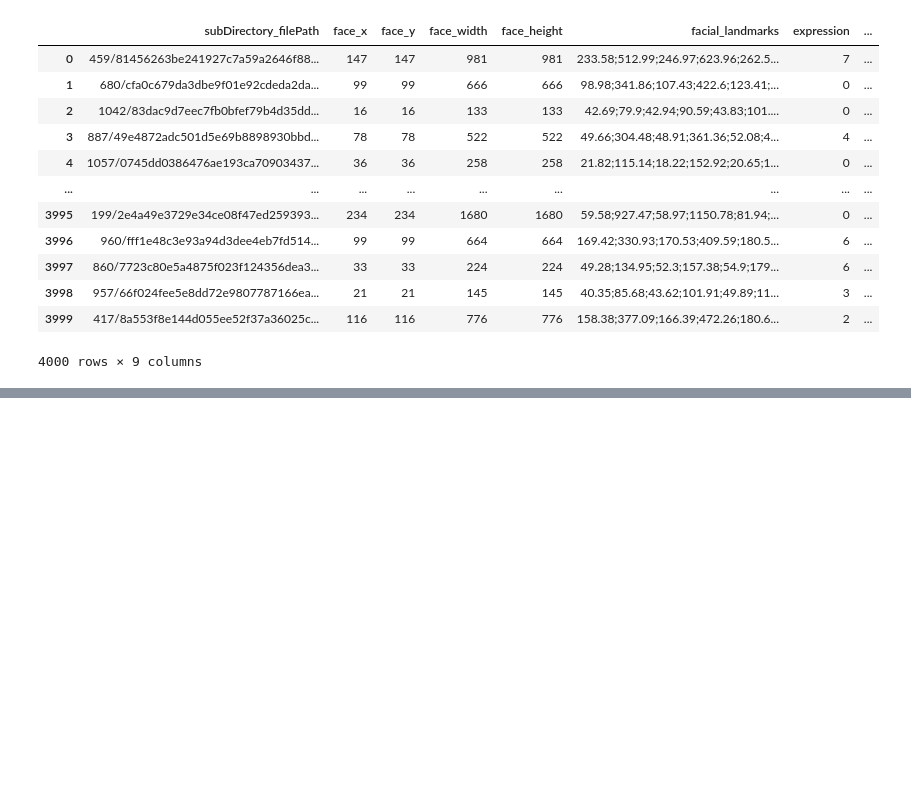
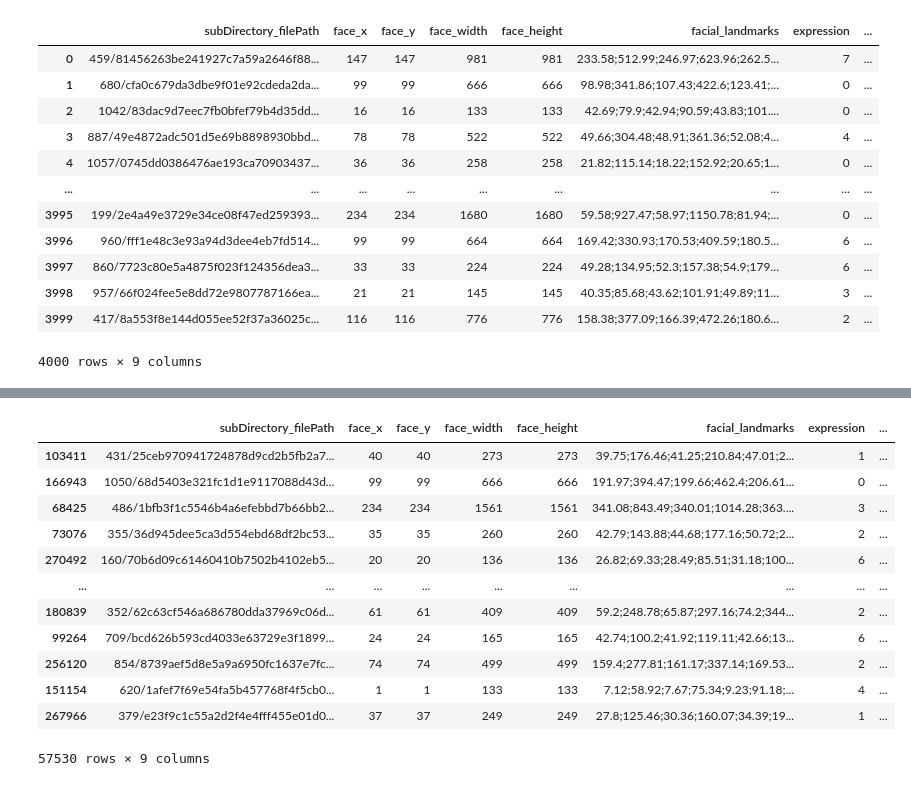
Before and after one commit to nRknpy/AffectNet-experiments, a Jupyter notebook: notebooks/data_plot.ipynb, the cells around one changed output, grey strips where cells are left out. Saved outputs shown, nothing was run; the diff lists cells and outputs as text; code cells hidden in the pictures; blank space fills up the shorter version.

```diff
--- a/notebooks/data_plot.ipynb
+++ b/notebooks/data_plot.ipynb
@@ -80 +82,18 @@ fig.savefig(os.path.join('./results/', 'validation_distribution.png'), bbox_extr
+# %%
+sampled_df = train_dataset.df.sample(frac=0.2)
+sampled_df
+# %% [output]
+|  | subDirectory_filePath | face_x | face_y | face_width | face_height | facial_landmarks | expression | ... |
+| 103411 | 431/25ceb970941724878d9cd2b5fb2a7... | 40 | 40 | 273 | 273 | 39.75;176.46;41.25;210.84;47.01;2... | 1 | ... |
+| 166943 | 1050/68d5403e321fc1d1e9117088d43d... | 99 | 99 | 666 | 666 | 191.97;394.47;199.66;462.4;206.61... | 0 | ... |
+| 68425 | 486/1bfb3f1c5546b4a6efebbd7b66bb2... | 234 | 234 | 1561 | 1561 | 341.08;843.49;340.01;1014.28;363.... | 3 | ... |
+| 73076 | 355/36d945dee5ca3d554ebd68df2bc53... | 35 | 35 | 260 | 260 | 42.79;143.88;44.68;177.16;50.72;2... | 2 | ... |
+| 270492 | 160/70b6d09c61460410b7502b4102eb5... | 20 | 20 | 136 | 136 | 26.82;69.33;28.49;85.51;31.18;100... | 6 | ... |
+| ... | ... | ... | ... | ... | ... | ... | ... | ... |
+| 180839 | 352/62c63cf546a686780dda37969c06d... | 61 | 61 | 409 | 409 | 59.2;248.78;65.87;297.16;74.2;344... | 2 | ... |
+| 99264 | 709/bcd626b593cd4033e63729e3f1899... | 24 | 24 | 165 | 165 | 42.74;100.2;41.92;119.11;42.66;13... | 6 | ... |
+| 256120 | 854/8739aef5d8e5a9a6950fc1637e7fc... | 74 | 74 | 499 | 499 | 159.4;277.81;161.17;337.14;169.53... | 2 | ... |
+| 151154 | 620/1afef7f69e54fa5b457768f4f5cb0... | 1 | 1 | 133 | 133 | 7.12;58.92;7.67;75.34;9.23;91.18;... | 4 | ... |
+| 267966 | 379/e23f9c1c55a2d2f4e4fff455e01d0... | 37 | 37 | 249 | 249 | 27.8;125.46;30.36;160.07;34.39;19... | 1 | ... |
+57530 rows × 9 columns
 # %%
```
Also changed, not shown: parts of 9 cells of this notebook, 2 other files.
